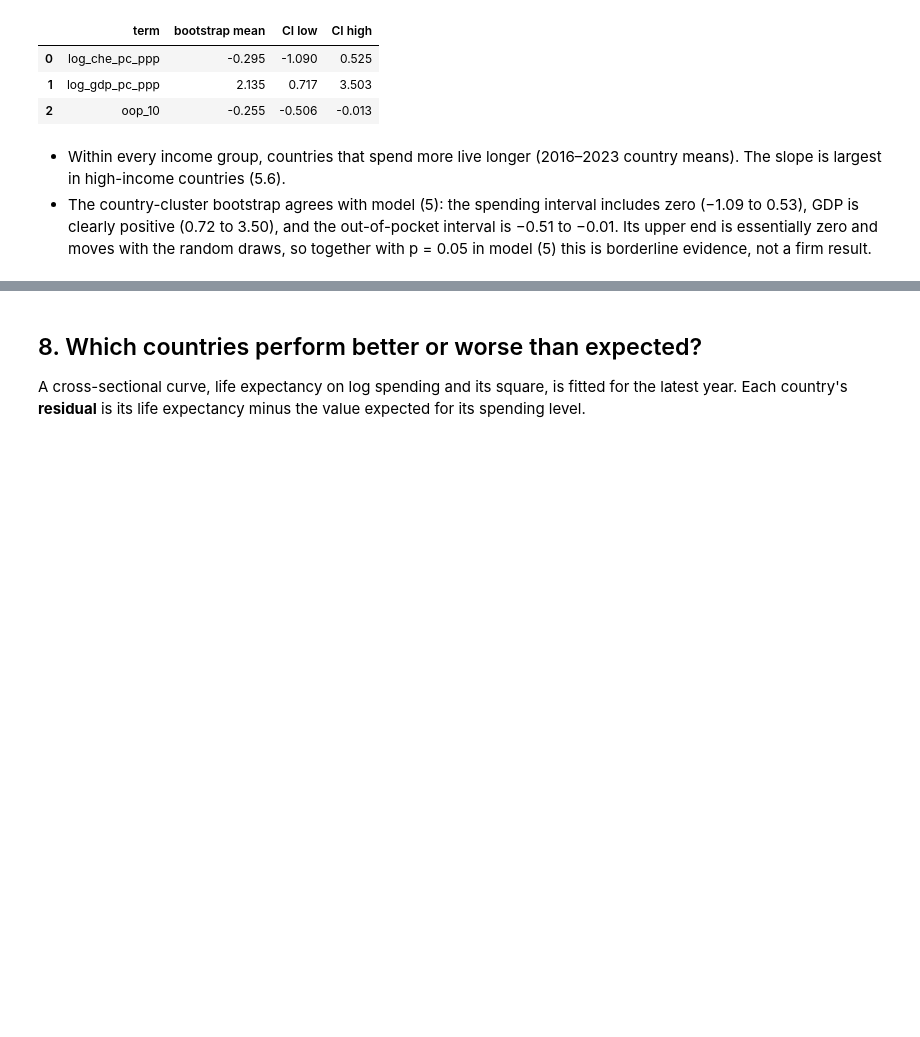
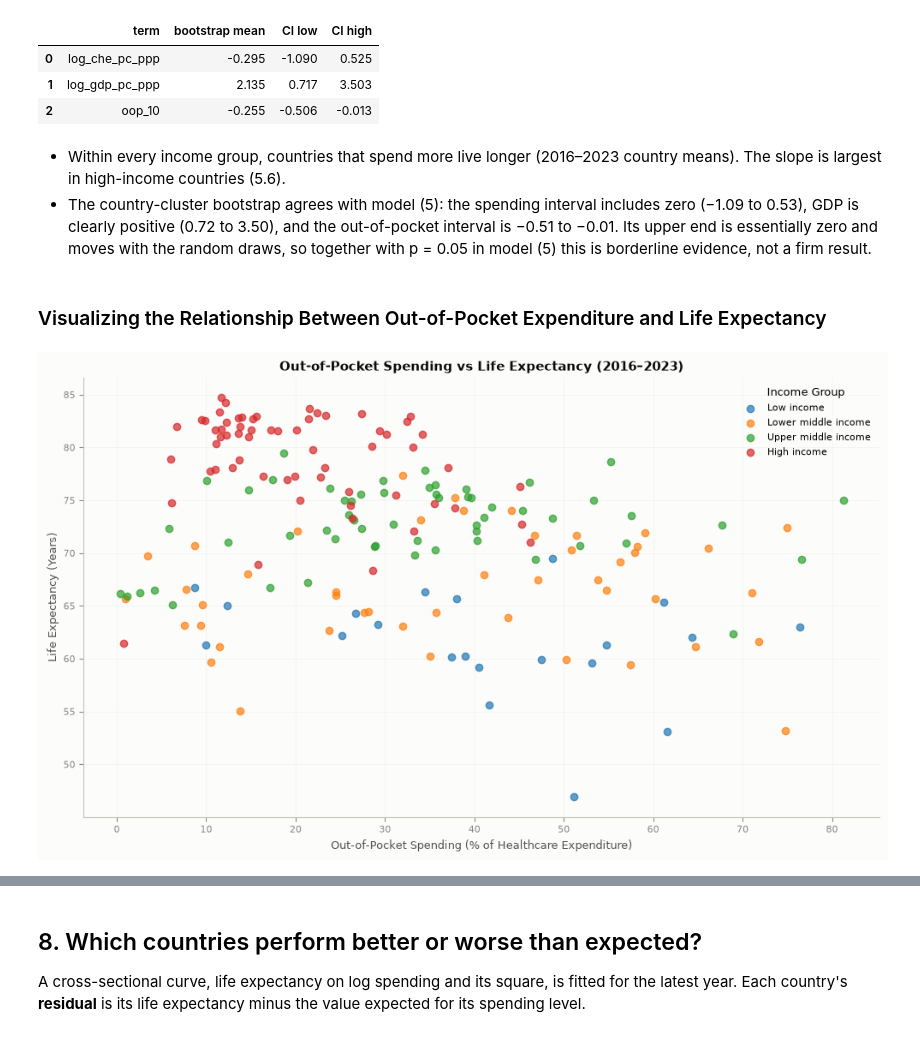
Before and after one commit to Manojkumal/Healthcare_Project, a Jupyter notebook: Healthcare_Spending_Life_Expectancy.ipynb, the cells around one changed output, grey strips where cells are left out. Saved outputs shown, nothing was run; the diff lists cells and outputs as text; code cells hidden in the pictures; blank space fills up the shorter version.

Commit message:
Improve out-of-pocket spending analysis

```diff
--- a/Healthcare_Spending_Life_Expectancy.ipynb
+++ b/Healthcare_Spending_Life_Expectancy.ipynb
@@ -1505,3 +1503,30 @@ Country-cluster bootstrap (2,000 resamples) of model (5):
 # %% [markdown]
 - Within every income group, countries that spend more live longer (2016–2023 country means). The slope is largest in high-income countries (5.6).
 - The country-cluster bootstrap agrees with model (5): the spending interval includes zero (−1.09 to 0.53), GDP is clearly positive (0.72 to 3.50), and the out-of-pocket interval is −0.51 to −0.01. Its upper end is essentially zero and moves with the random draws, so together with p = 0.05 in model (5) this is borderline evidence, not a firm result.
+# %% [markdown]
+### Visualizing the Relationship Between Out-of-Pocket Expenditure and Life Expectancy
+# %%
+plot_df = cs.dropna(
+    subset=["oop_pct_che", "life_exp", "income_group"]
+)
+
+plt.figure(figsize=(10, 6))
+
+for group in INCOME_ORDER:
+    data = plot_df[plot_df["income_group"] == group]
+    plt.scatter(
+        data["oop_pct_che"],
+        data["life_exp"],
+        label=group,
+        alpha=0.7
+    )
+
+plt.xlabel("Out-of-Pocket Spending (% of Healthcare Expenditure)")
+plt.ylabel("Life Expectancy (Years)")
+plt.title("Out-of-Pocket Spending vs Life Expectancy (2016–2023)")
+plt.legend(title="Income Group")
+plt.grid(alpha=0.3)
+plt.tight_layout()
+plt.show()
+# %% [output]
+[figure, added]
```
Also changed, not shown: parts of 13 cells of this notebook, 25 other files.
